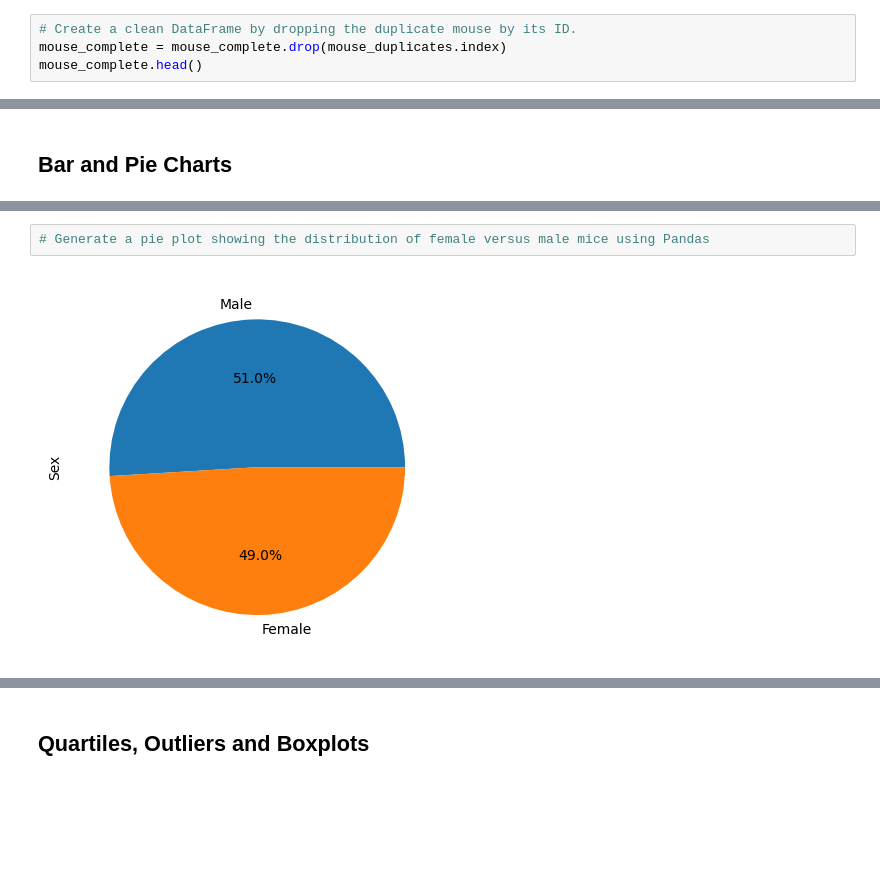
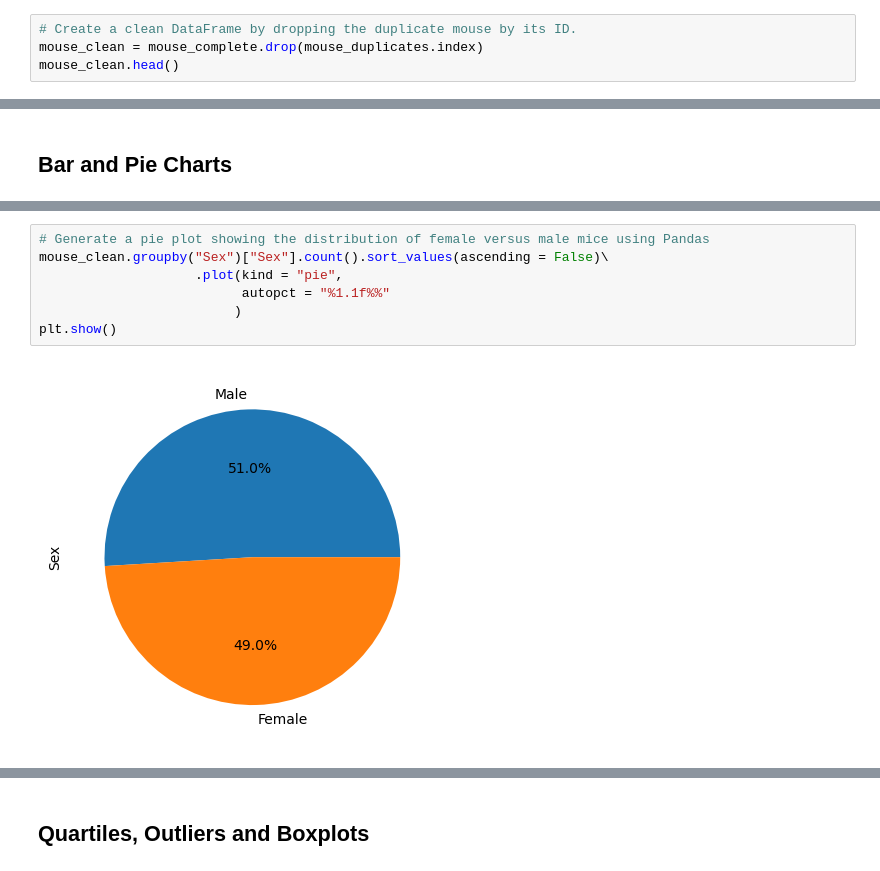
Before and after one commit to bryanpijohnson/python-pyplot, a Jupyter notebook: Pymaceuticals/pymaceuticals_starter.ipynb, the cells around one changed output, grey strips where cells are left out. Drawn from its saved outputs; the diff is of its cells as text; blank space fills up the shorter version.

```diff
--- a/Pymaceuticals/pymaceuticals_starter.ipynb
+++ b/Pymaceuticals/pymaceuticals_starter.ipynb
@@ -64,8 +64,8 @@ mouse_duplicates
 | 1592 | g989 | 35 | 62.570880 | 2 | Propriva | Female | 21 | ... |
 # %%
 # Create a clean DataFrame by dropping the duplicate mouse by its ID.
-mouse_complete = mouse_complete.drop(mouse_duplicates.index)
-mouse_complete.head()
+mouse_clean = mouse_complete.drop(mouse_duplicates.index)
+mouse_clean.head()
 # %% [output]
 |  | Mouse ID | Timepoint | Tumor Volume (mm3) | Metastatic Sites | Drug Regimen | Sex | Age_months | ... |
 | 0 | b128 | 0 | 45.0 | 0 | Capomulin | Female | 9 | ... |
@@ -145,6 +155,11 @@ mouse_complete_per_drug.aggregate(["mean", "median", "var", "std", "sem"])
 # %%
 # Generate a pie plot showing the distribution of female versus male mice using Pandas
+mouse_clean.groupby("Sex")["Sex"].count().sort_values(ascending = False)\
+                    .plot(kind = "pie",
+                          autopct = "%1.1f%%"
+                         )
+plt.show()
 # %% [output]
-[figure, old version]
+[figure, new version]
 # %%
 # Generate a pie plot showing the distribution of female versus male mice using pyplot
```
Also changed, not shown: parts of 12 cells of this notebook.
